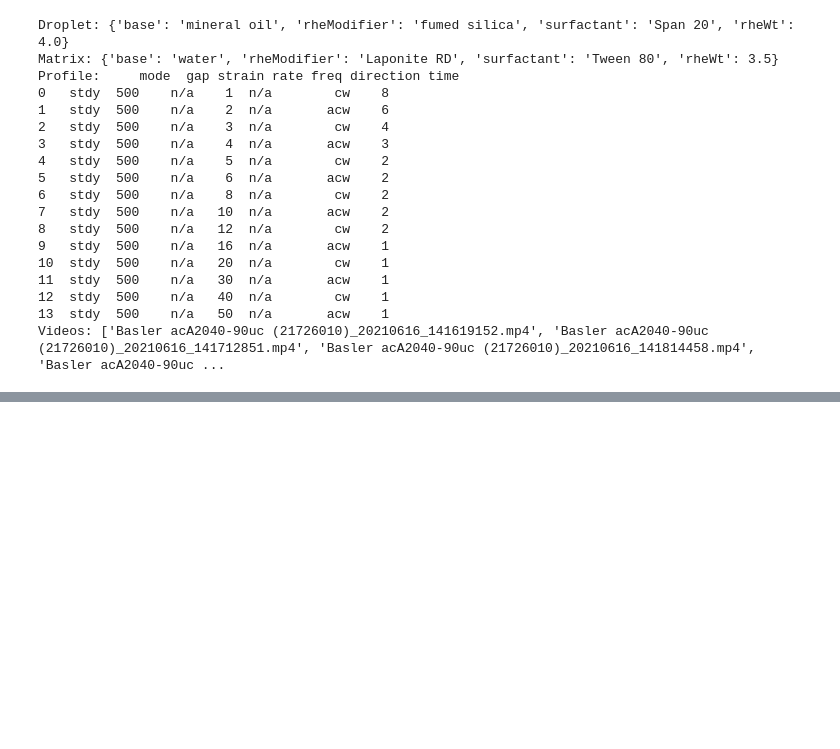
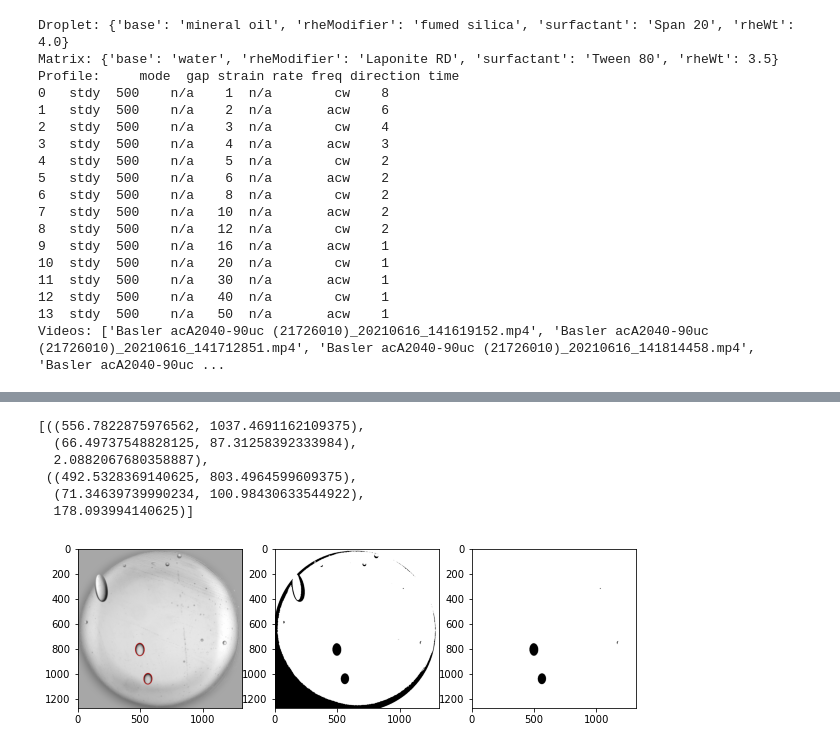
Before and after one commit to usnistgov/shearCellTensiometry, a Jupyter notebook: ipynb/fileHandling.ipynb, the cells around one changed output, grey strips where cells are left out. Saved outputs shown, nothing was run; the diff lists cells and outputs as text; code cells hidden in the pictures; blank space fills up the shorter version.

```diff
--- a/ipynb/fileHandling.ipynb
+++ b/ipynb/fileHandling.ipynb
@@ -152,0 +136,10 @@ for k in keypoints:
+# %%
+vi.detectDropletOneFrame(frameNum=1033, diag=True)
+# %% [output]
+[((556.7822875976562, 1037.4691162109375),
+  (66.49737548828125, 87.31258392333984),
+  2.0882067680358887),
+ ((492.5328369140625, 803.4964599609375),
+  (71.34639739990234, 100.98430633544922),
+  178.093994140625)]
+[figure, added]
```
Also changed, not shown: parts of 27 cells of this notebook, 4 other files.
